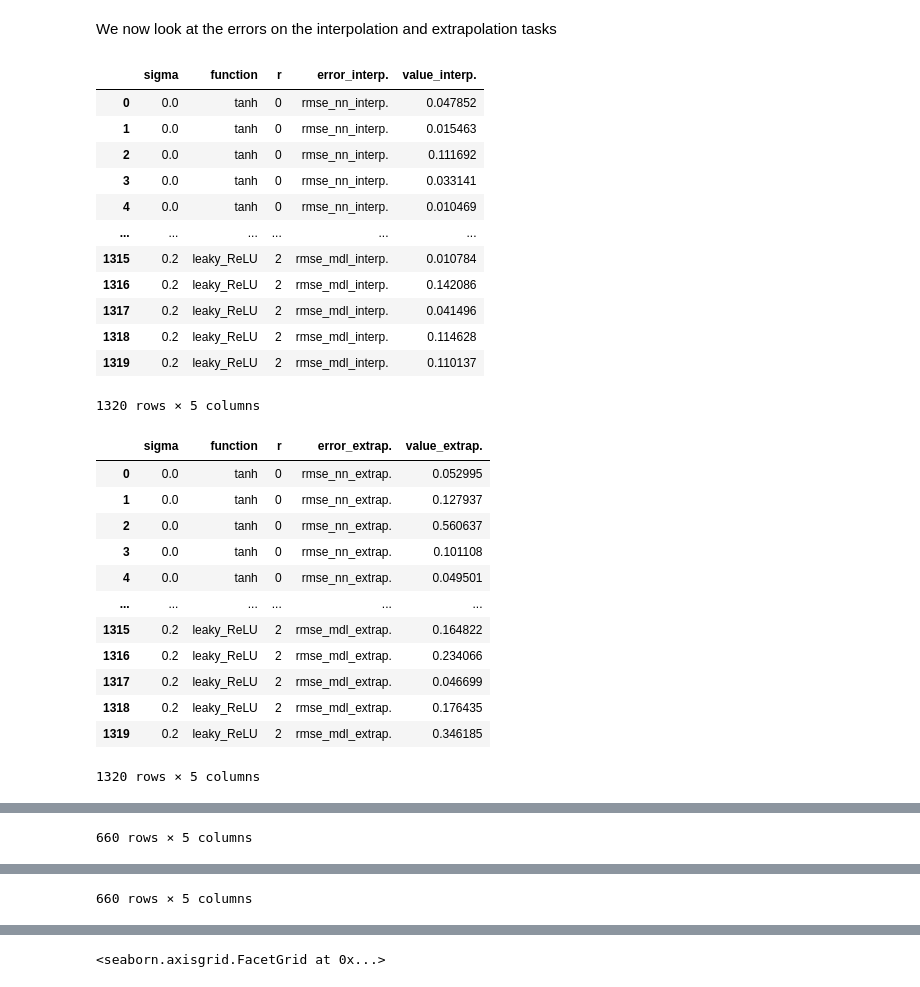
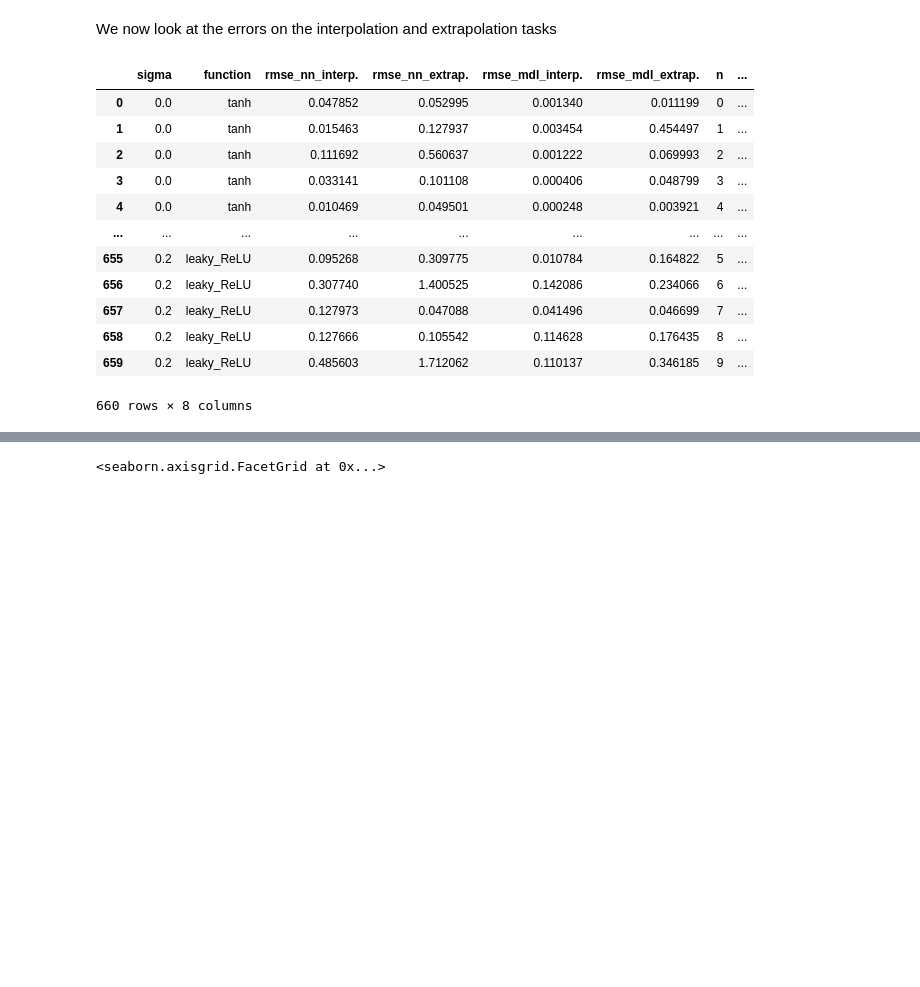
Before and after one commit to SergioCoboLopez/BMS_approximator, a Jupyter notebook: notebooks/tutorial.ipynb, the cells around one changed output, grey strips where cells are left out. Drawn from its saved outputs; the diff is of its cells as text; code cells hidden in the pictures; blank space fills up the shorter version.

```diff
--- a/notebooks/tutorial.ipynb
+++ b/notebooks/tutorial.ipynb
@@ -619,68 +586,60 @@ We now look at the errors on the interpolation and extrapolation tasks
 # %%
 #Read errors and take rmse
-all_errors_inter_extra=pd.read_csv('../data/'+ 'all_errors_interpolation' + '.csv',index_col=0)
-columns=["sigma", "function","rmse_nn_interp.", "rmse_nn_extrap.", "rmse_mdl_interp.", "rmse_mdl_extrap.","r"]
-all_errors_inter_extra=all_errors_inter_extra[columns]
+resolution='1x' #0.5x, 1x, 2x, 4e-3x
+errors_tanh_inter, errors_tanh_extra, errors_leaky_inter, errors_leaky_extra=get_errors_interpolation()
+
+
+#Read errors and take rmse
+#all_errors_inter_extra=pd.read_csv('../data/'+ 'all_errors_interpolation' + '.csv',index_col=0)
+#columns=["sigma", "function","rmse_nn_interp.", "rmse_nn_extrap.", "rmse_mdl_interp.", "rmse_mdl_extrap.","r"]
+#all_errors_inter_extra=all_errors_inter_extra[columns]
 
 #Melt dataframe: make two columns with the type of errors for the train and the values of the errors
-errors_inter=all_errors_inter_extra[["sigma", "function","rmse_nn_interp.", "rmse_mdl_interp.","r"]]
-errors_inter=pd.melt(errors_inter,id_vars=["sigma","function","r"], var_name="error_interp.",value_name= "value_interp.")
+#errors_inter=all_errors_inter_extra[["sigma", "function","rmse_nn_interp.", "rmse_mdl_interp.","r"]]
+#errors_inter=pd.melt(errors_inter,id_vars=["sigma","function","r"], var_name="error_interp.",value_name= "value_interp.")
 
-errors_extra=all_errors_inter_extra[["sigma", "function","rmse_nn_extrap.", "rmse_mdl_extrap.","r"]]
-errors_extra=pd.melt(errors_extra,id_vars=["sigma","function", "r"], var_name="error_extrap.", value_name= "value_extrap.")
+#errors_extra=all_errors_inter_extra[["sigma", "function","rmse_nn_extrap.", "rmse_mdl_extrap.","r"]]
+#errors_extra=pd.melt(errors_extra,id_vars=["sigma","function", "r"], var_name="error_extrap.", value_name= "value_extrap.")
 
-display(errors_inter)
+#display(errors_inter)
 
-display(errors_extra)
+#display(errors_extra)
 
 #Separate tanh and leaky ReLU
-errors_tanh_inter=errors_inter[errors_inter['function']=='tanh']
-errors_tanh_extra=errors_extra[errors_extra['function']=='tanh']
+#errors_tanh_inter=errors_inter[errors_inter['function']=='tanh']
+#errors_tanh_extra=errors_extra[errors_extra['function']=='tanh']
 
-errors_leaky_inter=errors_inter[errors_inter['function']=='leaky_ReLU']
-errors_leaky_extra=errors_extra[errors_extra['function']=='leaky_ReLU']
+#errors_leaky_inter=errors_inter[errors_inter['function']=='leaky_ReLU']
+#errors_leaky_extra=errors_extra[errors_extra['function']=='leaky_ReLU']
 
-display(errors_tanh_inter)
-display(errors_leaky_inter)
+#display(errors_tanh_inter)
+#display(errors_leaky_inter)
 
 
 
 #Melt dataframe: make two columns with the type of errors for the train and the values of the errors
 #all_errors_inter_extra=pd.melt(all_errors_inter_extra,id_vars=["sigma","function","rmse_nn_extrap.","rmse_mdl_extrap."], var_name="error_interp.",value_name= "value_interp.")
 
 #Melt dataframe: make two columns with the type of errors for the test and the values of the errors
 #all_errors_inter_extra=pd.melt(all_errors_inter_extra,id_vars=["sigma","function", "error_interp.", "value_interp."], var_name="error_extrap.", value_name= "value_extrap.")
 
 #split in tanh and leaky
 #errors_tanh=all_errors_inter_extra[all_errors_inter_extra['function']=='tanh']
 #errors_leaky=all_errors_inter_extra[all_errors_inter_extra['function']=='leaky_ReLU']
 
 #display(errors_tanh)
 #display(errors_leaky)
 # %% [output]
-|  | sigma | function | r | error_interp. | value_interp. |
-| 0 | 0.0 | tanh | 0 | rmse_nn_interp. | 0.047852 |
-| 1 | 0.0 | tanh | 0 | rmse_nn_interp. | 0.015463 |
-| 2 | 0.0 | tanh | 0 | rmse_nn_interp. | 0.111692 |
-| 3 | 0.0 | tanh | 0 | rmse_nn_interp. | 0.033141 |
-| 4 | 0.0 | tanh | 0 | rmse_nn_interp. | 0.010469 |
-| ... | ... | ... | ... | ... | ... |
-| 1315 | 0.2 | leaky_ReLU | 2 | rmse_mdl_interp. | 0.010784 |
-| 1316 | 0.2 | leaky_ReLU | 2 | rmse_mdl_interp. | 0.142086 |
-| 1317 | 0.2 | leaky_ReLU | 2 | rmse_mdl_interp. | 0.041496 |
-| 1318 | 0.2 | leaky_ReLU | 2 | rmse_mdl_interp. | 0.114628 |
-| 1319 | 0.2 | leaky_ReLU | 2 | rmse_mdl_interp. | 0.110137 |
+|  | sigma | function | rmse_nn_interp. | rmse_nn_extrap. | rmse_mdl_interp. | rmse_mdl_extrap. | n | ... |
+| 0 | 0.0 | tanh | 0.047852 | 0.052995 | 0.001340 | 0.011199 | 0 | ... |
+| 1 | 0.0 | tanh | 0.015463 | 0.127937 | 0.003454 | 0.454497 | 1 | ... |
+| 2 | 0.0 | tanh | 0.111692 | 0.560637 | 0.001222 | 0.069993 | 2 | ... |
+| 3 | 0.0 | tanh | 0.033141 | 0.101108 | 0.000406 | 0.048799 | 3 | ... |
+| 4 | 0.0 | tanh | 0.010469 | 0.049501 | 0.000248 | 0.003921 | 4 | ... |
+| ... | ... | ... | ... | ... | ... | ... | ... | ... |
+| 655 | 0.2 | leaky_ReLU | 0.095268 | 0.309775 | 0.010784 | 0.164822 | 5 | ... |
+| 656 | 0.2 | leaky_ReLU | 0.307740 | 1.400525 | 0.142086 | 0.234066 | 6 | ... |
+| 657 | 0.2 | leaky_ReLU | 0.127973 | 0.047088 | 0.041496 | 0.046699 | 7 | ... |
+| 658 | 0.2 | leaky_ReLU | 0.127666 | 0.105542 | 0.114628 | 0.176435 | 8 | ... |
+| 659 | 0.2 | leaky_ReLU | 0.485603 | 1.712062 | 0.110137 | 0.346185 | 9 | ... |
-1320 rows × 5 columns
+660 rows × 8 columns
-|  | sigma | function | r | error_extrap. | value_extrap. |
-| 0 | 0.0 | tanh | 0 | rmse_nn_extrap. | 0.052995 |
-| 1 | 0.0 | tanh | 0 | rmse_nn_extrap. | 0.127937 |
-| 2 | 0.0 | tanh | 0 | rmse_nn_extrap. | 0.560637 |
-| 3 | 0.0 | tanh | 0 | rmse_nn_extrap. | 0.101108 |
-| 4 | 0.0 | tanh | 0 | rmse_nn_extrap. | 0.049501 |
-| ... | ... | ... | ... | ... | ... |
-| 1315 | 0.2 | leaky_ReLU | 2 | rmse_mdl_extrap. | 0.164822 |
-| 1316 | 0.2 | leaky_ReLU | 2 | rmse_mdl_extrap. | 0.234066 |
-| 1317 | 0.2 | leaky_ReLU | 2 | rmse_mdl_extrap. | 0.046699 |
-| 1318 | 0.2 | leaky_ReLU | 2 | rmse_mdl_extrap. | 0.176435 |
-| 1319 | 0.2 | leaky_ReLU | 2 | rmse_mdl_extrap. | 0.346185 |
-1320 rows × 5 columns
@@ -699 +645,0 @@ display(errors_leaky_inter)
-660 rows × 5 columns
@@ -712,4 +646,3 @@ display(errors_leaky_inter)
-660 rows × 5 columns
 # %%
 #Interpolation - tanh
 fig=figure(figsize=(width,height), dpi=300)
```
Also changed, not shown: parts of 23 cells of this notebook, 5 other files.
